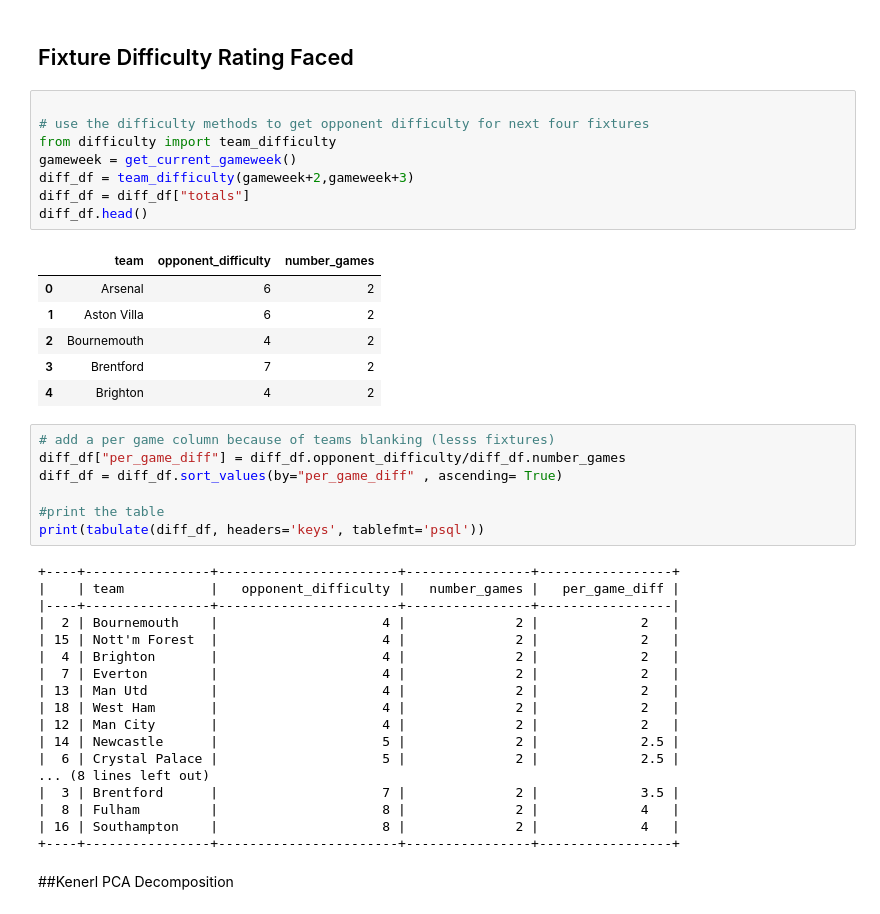
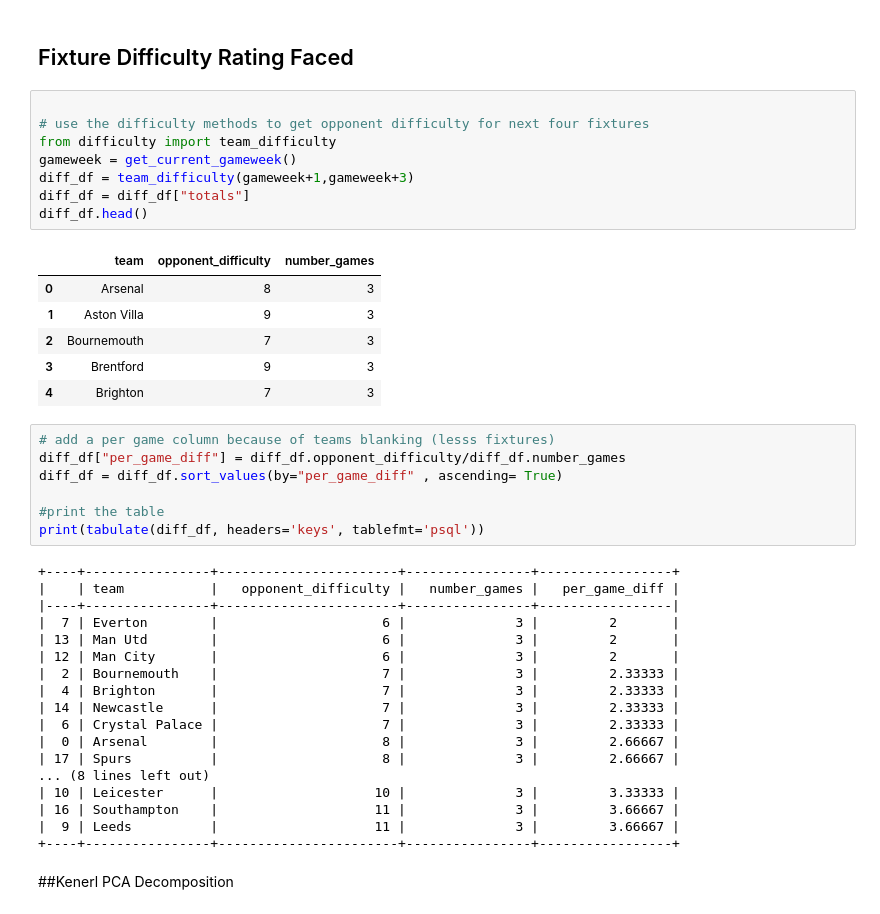
Before and after one commit to SitwalaM/fpl, a Jupyter notebook: notebooks/fpl_eda.ipynb, the cells around one changed output. Drawn from its saved outputs; the diff is of its cells as text.

Commit message:
gameweek update

```diff
--- a/notebooks/fpl_eda.ipynb
+++ b/notebooks/fpl_eda.ipynb
@@ -167,18 +167,18 @@ plt.savefig("../images/volatility.png")
 # %%
 
 # use the difficulty methods to get opponent difficulty for next four fixtures
 from difficulty import team_difficulty
 gameweek = get_current_gameweek()
-diff_df = team_difficulty(gameweek+2,gameweek+3)
+diff_df = team_difficulty(gameweek+1,gameweek+3)
 diff_df = diff_df["totals"]
 diff_df.head()
 # %% [output]
 |  | team | opponent_difficulty | number_games |
-| 0 | Arsenal | 6 | 2 |
-| 1 | Aston Villa | 6 | 2 |
-| 2 | Bournemouth | 4 | 2 |
-| 3 | Brentford | 7 | 2 |
-| 4 | Brighton | 4 | 2 |
+| 0 | Arsenal | 8 | 3 |
+| 1 | Aston Villa | 9 | 3 |
+| 2 | Bournemouth | 7 | 3 |
+| 3 | Brentford | 9 | 3 |
+| 4 | Brighton | 7 | 3 |
 # %%
 # add a per game column because of teams blanking (lesss fixtures)
 diff_df["per_game_diff"] = diff_df.opponent_difficulty/diff_df.number_games
@@ -190,19 +190,19 @@ print(tabulate(diff_df, headers='keys', tablefmt='psql'))
 +----+----------------+-----------------------+----------------+-----------------+
 |    | team           |   opponent_difficulty |   number_games |   per_game_diff |
 |----+----------------+-----------------------+----------------+-----------------|
-|  2 | Bournemouth    |                     4 |              2 |             2   |
-| 15 | Nott'm Forest  |                     4 |              2 |             2   |
-|  4 | Brighton       |                     4 |              2 |             2   |
-|  7 | Everton        |                     4 |              2 |             2   |
-| 13 | Man Utd        |                     4 |              2 |             2   |
-| 18 | West Ham       |                     4 |              2 |             2   |
-| 12 | Man City       |                     4 |              2 |             2   |
-| 14 | Newcastle      |                     5 |              2 |             2.5 |
-|  6 | Crystal Palace |                     5 |              2 |             2.5 |
+|  7 | Everton        |                     6 |              3 |         2       |
+| 13 | Man Utd        |                     6 |              3 |         2       |
+| 12 | Man City       |                     6 |              3 |         2       |
+|  2 | Bournemouth    |                     7 |              3 |         2.33333 |
+|  4 | Brighton       |                     7 |              3 |         2.33333 |
+| 14 | Newcastle      |                     7 |              3 |         2.33333 |
+|  6 | Crystal Palace |                     7 |              3 |         2.33333 |
+|  0 | Arsenal        |                     8 |              3 |         2.66667 |
+| 17 | Spurs          |                     8 |              3 |         2.66667 |
 ... (8 lines left out)
-|  3 | Brentford      |                     7 |              2 |             3.5 |
-|  8 | Fulham         |                     8 |              2 |             4   |
-| 16 | Southampton    |                     8 |              2 |             4   |
+| 10 | Leicester      |                    10 |              3 |         3.33333 |
+| 16 | Southampton    |                    11 |              3 |         3.66667 |
+|  9 | Leeds          |                    11 |              3 |         3.66667 |
 +----+----------------+-----------------------+----------------+-----------------+
 # %% [markdown]
 ##Kenerl PCA Decomposition
```
Also changed, not shown: 8 other files.
